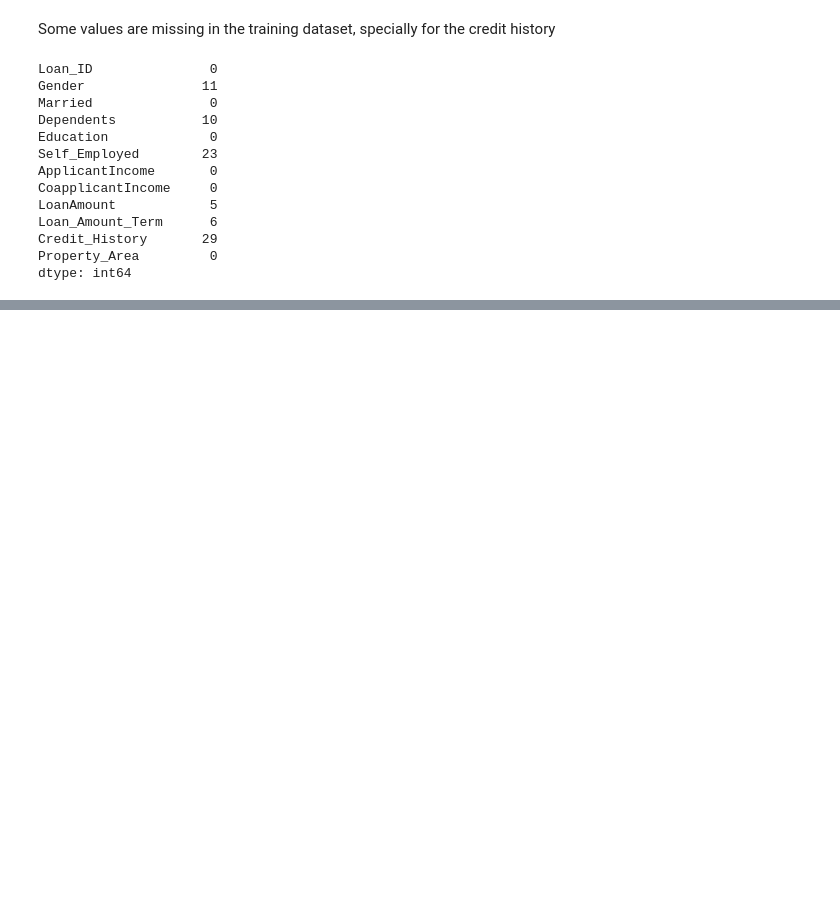
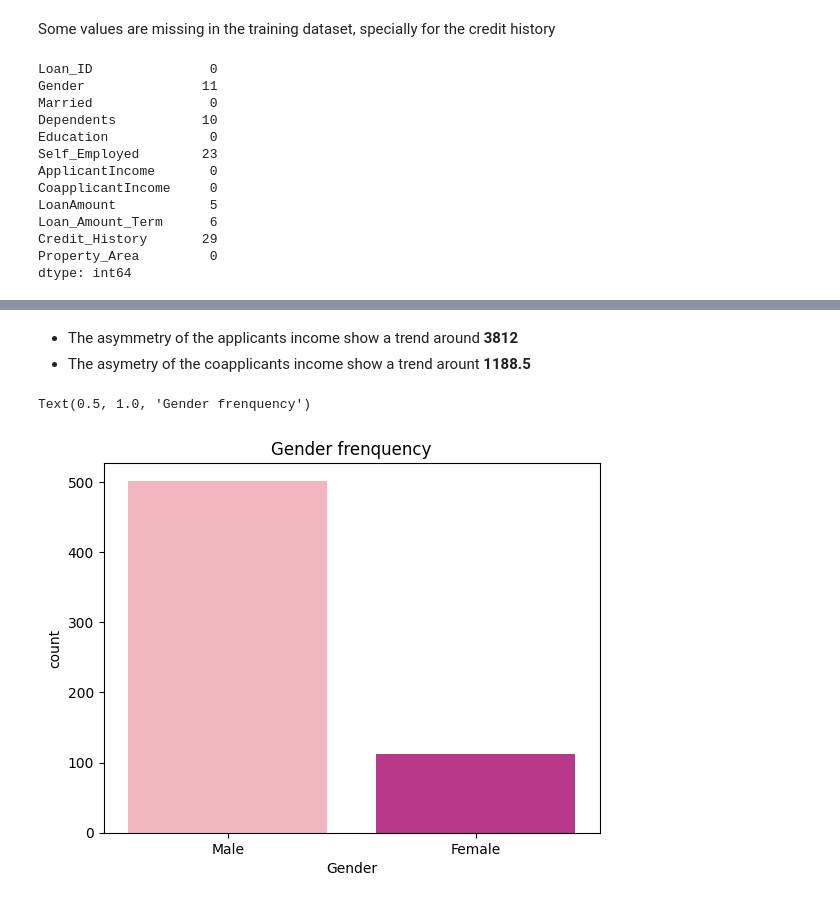
Before and after one commit to jeanbosc/loan-prediction, a Jupyter notebook: data-process-notebook.ipynb, the cells around one changed output, grey strips where cells are left out. Drawn from its saved outputs; the diff is of its cells as text; code cells hidden in the pictures; blank space fills up the shorter version.

```diff
--- a/data-process-notebook.ipynb
+++ b/data-process-notebook.ipynb
@@ -92,0 +161,9 @@ dtype: int64
+# %% [markdown]
+- The asymmetry of the applicants income show a trend around **3812**
+- The asymetry of the coapplicants income show a trend arount **1188.5**
+# %%
+sns.countplot(x=df_train['Gender'], hue=df_train['Gender'], palette='RdPu')
+plt.title('Gender frenquency')
+# %% [output]
+Text(0.5, 1.0, 'Gender frenquency')
+[figure, added]
```
Also changed, not shown: parts of 26 cells of this notebook, 1 other file.
